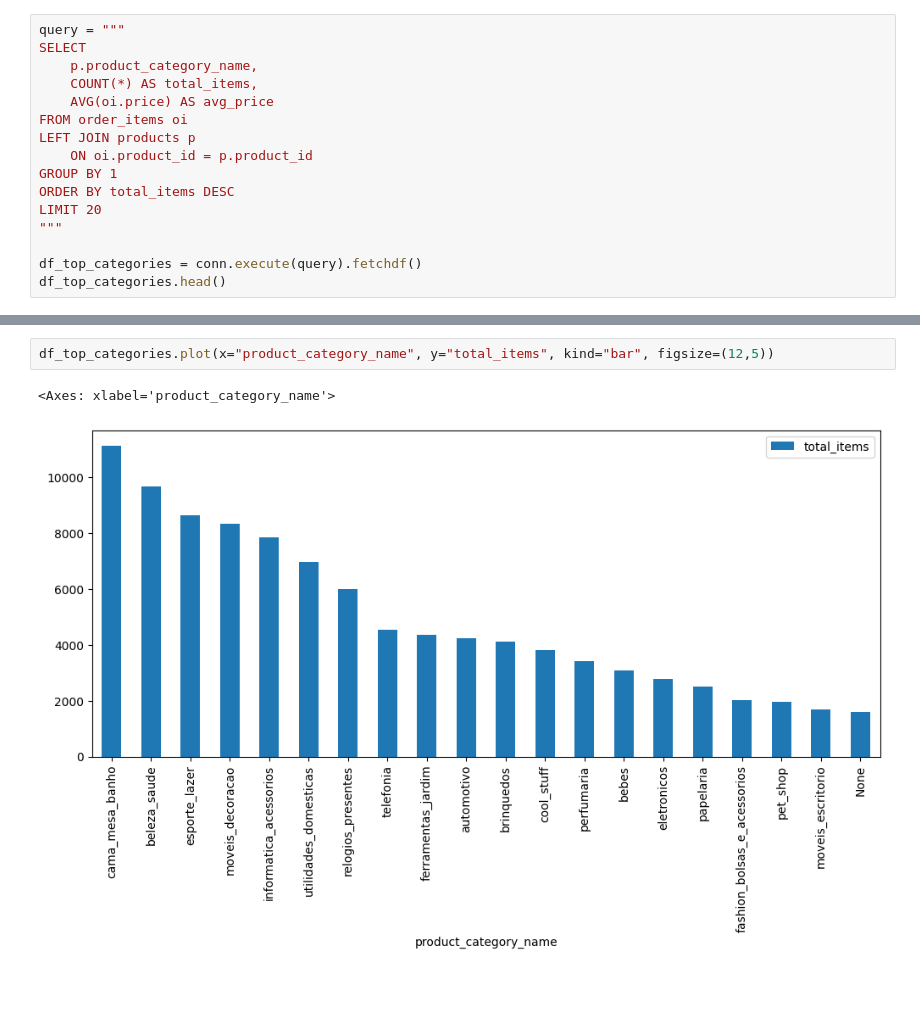
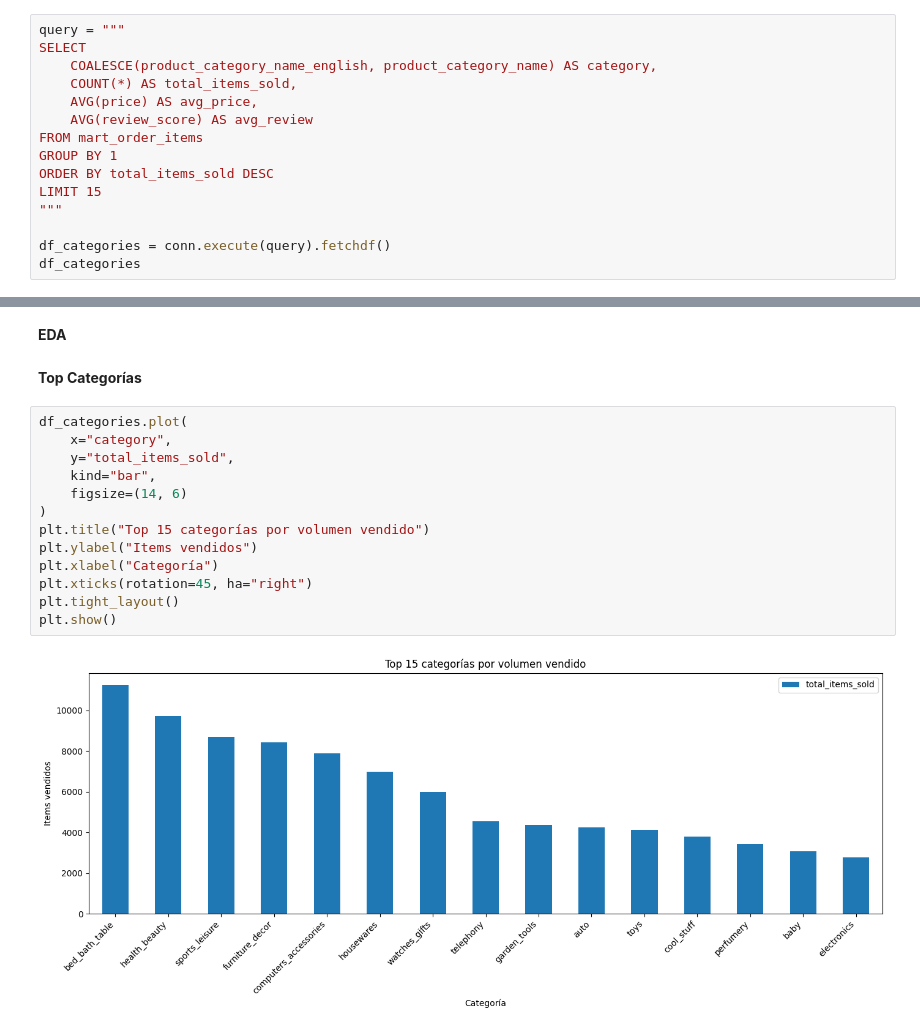
Before and after one commit to mty99-afk/olist_market_intelligence, a Jupyter notebook: notebooks/01_eda_olist.ipynb, the cells around one changed output, grey strips where cells are left out. Drawn from its saved outputs; the diff is of its cells as text; blank space fills up the shorter version.

Commit message:
created mart_order_items and added initial business metrics EDA

```diff
--- a/notebooks/01_eda_olist.ipynb
+++ b/notebooks/01_eda_olist.ipynb
@@ -10,17 +11,16 @@ conn = duckdb.connect(str(DB_PATH))
 # %%
 query = """
 SELECT
-    p.product_category_name,
-    COUNT(*) AS total_items,
-    AVG(oi.price) AS avg_price
-FROM order_items oi
-LEFT JOIN products p
-    ON oi.product_id = p.product_id
+    COALESCE(product_category_name_english, product_category_name) AS category,
+    COUNT(*) AS total_items_sold,
+    AVG(price) AS avg_price,
+    AVG(review_score) AS avg_review
+FROM mart_order_items
 GROUP BY 1
-ORDER BY total_items DESC
-LIMIT 20
+ORDER BY total_items_sold DESC
+LIMIT 15
 """
 
-df_top_categories = conn.execute(query).fetchdf()
-df_top_categories.head()
+df_categories = conn.execute(query).fetchdf()
+df_categories
 # %% [output]
@@ -33,5 +43,19 @@ df_top_categories.head()
+# %% [markdown]
+**EDA**
+# %% [markdown]
+**Top Categorías**
 # %%
-df_top_categories.plot(x="product_category_name", y="total_items", kind="bar", figsize=(12,5))
+df_categories.plot(
+    x="category",
+    y="total_items_sold",
+    kind="bar",
+    figsize=(14, 6)
+)
+plt.title("Top 15 categorías por volumen vendido")
+plt.ylabel("Items vendidos")
+plt.xlabel("Categoría")
+plt.xticks(rotation=45, ha="right")
+plt.tight_layout()
+plt.show()
 # %% [output]
-<Axes: xlabel='product_category_name'>
-[figure, old version]
+[figure, new version]
```
Also changed, not shown: parts of 11 cells of this notebook, 3 other files.
